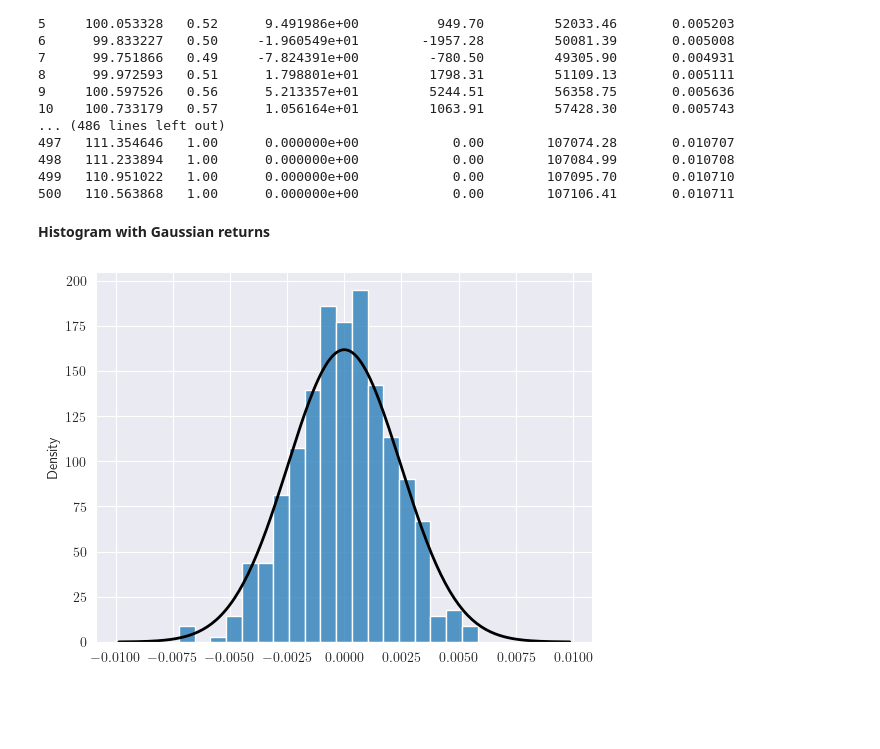
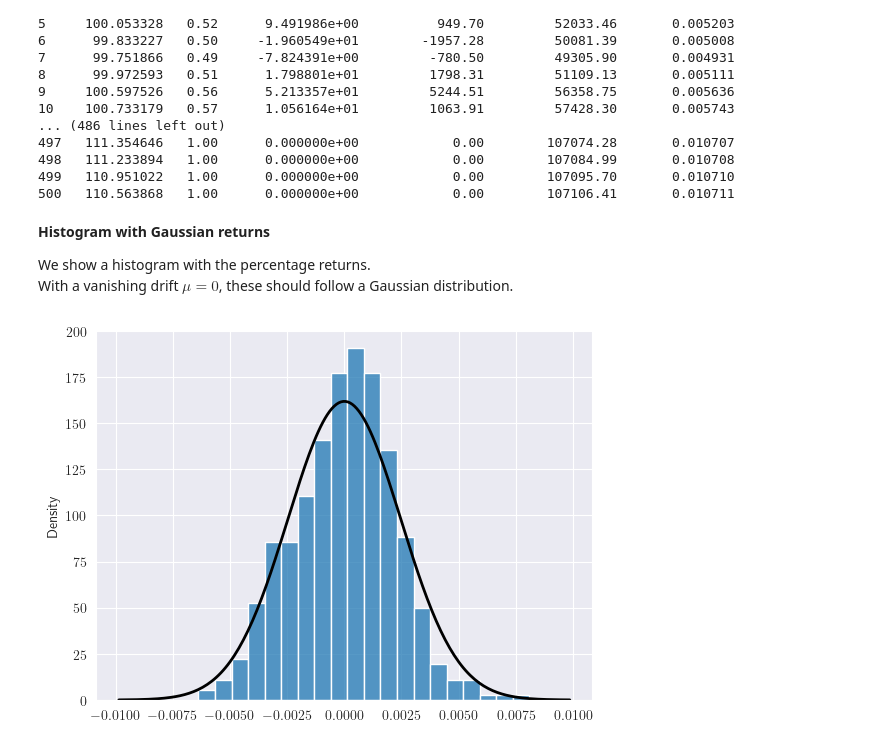
Before and after one commit to alexisdpc/Black-Scholes-and-Greeks, a Jupyter notebook: Greeks.ipynb, the cells around one changed output. Drawn from its saved outputs; the diff is of its cells as text; code cells hidden in the pictures; blank space fills up the shorter version.

```diff
--- a/Greeks.ipynb
+++ b/Greeks.ipynb
@@ -303,23 +302,29 @@ print(df.to_string())
 498   111.233894   1.00      0.000000e+00            0.00        107084.99       0.010708
 499   110.951022   1.00      0.000000e+00            0.00        107095.70       0.010710
 500   110.563868   1.00      0.000000e+00            0.00        107106.41       0.010711
-# %% [markdown]
-**Histogram with Gaussian returns**
+# %% [markdown]
+**Histogram with Gaussian returns**
+
+We show a histogram with the percentage returns.\
+With a vanishing drift $\mu=0$, these should follow a Gaussian distribution.
 # %%
 # We generate different Stock paths with the same input parameters
 mu = 0
 S = BlackScholes(paths, mu, sigma, S0)
 
 def normal(mean, std, color="black"):
+    '''Plot a Normal distribution with mean = mean and standard deviation = std'''
     x = np.linspace(mean-4*std, mean+4*std, 200)
     p = ss.norm.pdf(x, mean, std)
     z = plt.plot(x, p, color, linewidth=2)
 
+# We calculate the percentage returns
 price_diff = []
 for i in range(len(S[0,:])-1):
-    price_diff.append((S[0,i+1] - S[0,i])/S[0,i])
+    price_diff.append((S[0,i+1]-S[0,i])/S[0,i])
 
+# Plot the Normal distribution on top of the Histogram
 ax = sns.histplot(x=price_diff, stat="density")
 normal(mu, sigma)
 # %% [output]
-[figure, old version]
+[figure, new version]
```
Also changed, not shown: parts of 2 cells of this notebook.
